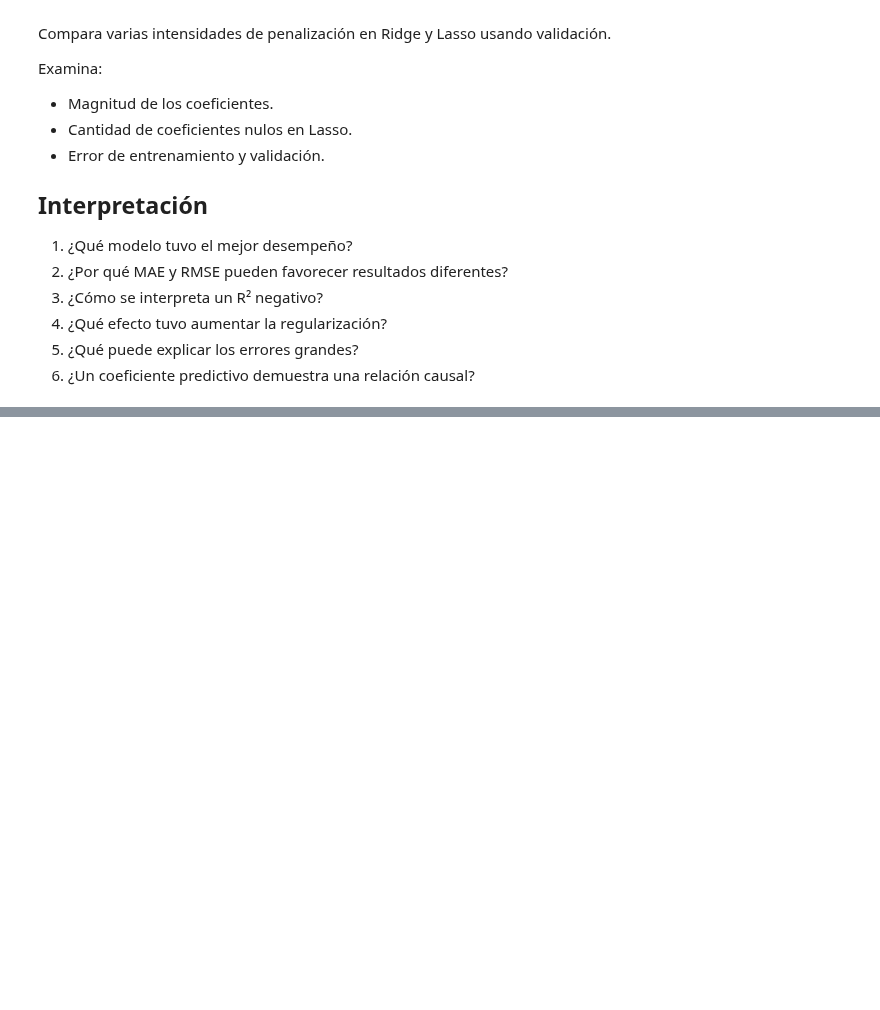
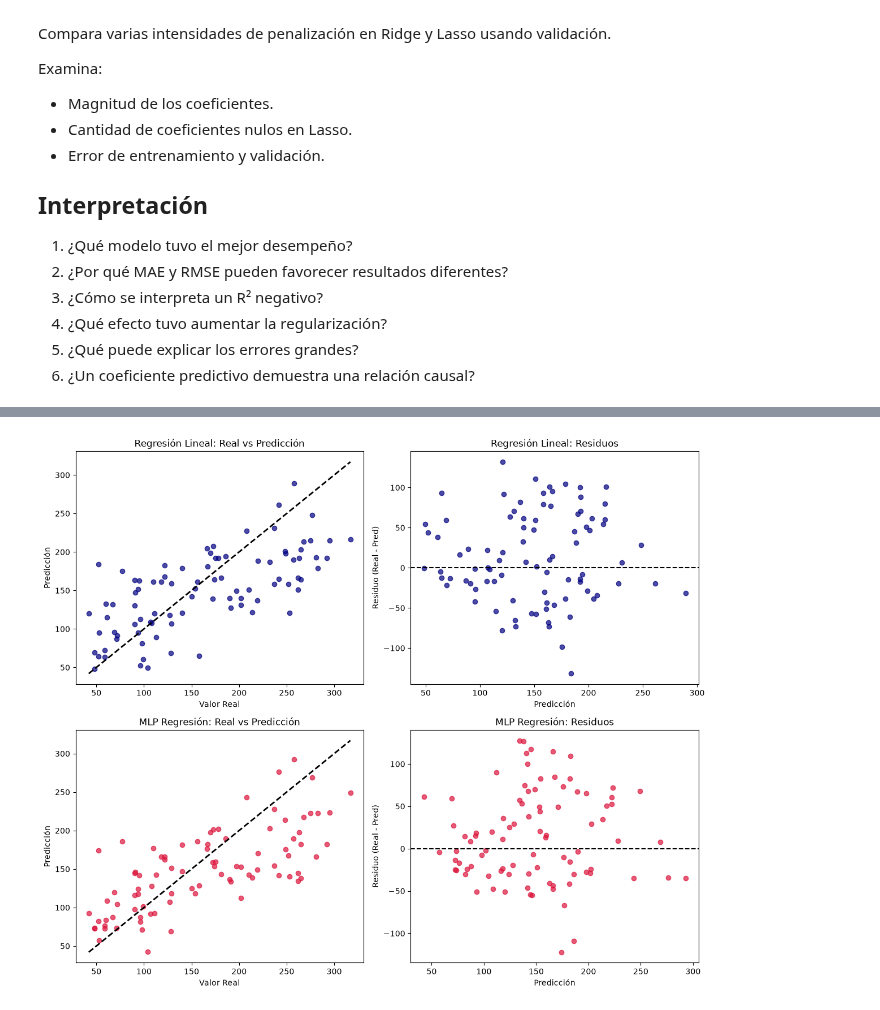
Before and after one commit to Riamu360/ir26b, a Jupyter notebook: notebooks/01_revml/01_revml.ipynb, the cells around one changed output, grey strips where cells are left out. Cells and saved outputs as stored; diff of their text form; code cells hidden in the pictures; blank space fills up the shorter version.

```diff
--- a/notebooks/01_revml/01_revml.ipynb
+++ b/notebooks/01_revml/01_revml.ipynb
@@ -173,3 +335,101 @@ Examina:
 4. ¿Qué efecto tuvo aumentar la regularización?
 5. ¿Qué puede explicar los errores grandes?
 6. ¿Un coeficiente predictivo demuestra una relación causal?
+# %%
+import numpy as np
+import matplotlib.pyplot as plt
+import pandas as pd
+from sklearn.datasets import load_diabetes
+from sklearn.model_selection import train_test_split
+from sklearn.preprocessing import StandardScaler
+from sklearn.pipeline import make_pipeline
+from sklearn.linear_model import LinearRegression, Ridge, Lasso
+from sklearn.neighbors import KNeighborsRegressor
+from sklearn.tree import DecisionTreeRegressor
+from sklearn.ensemble import RandomForestRegressor, GradientBoostingRegressor
+from sklearn.neural_network import MLPRegressor
+from sklearn.metrics import mean_absolute_error, mean_squared_error, r2_score
+
+# Cargar dataset
+diabetes = load_diabetes()
+X_d, y_d = diabetes.data, diabetes.target
+
+# Partición 60% Train, 20% Val, 20% Test
+X_tr, X_tmp, y_tr, y_tmp = train_test_split(X_d, y_d, test_size=0.4, random_state=42)
+X_va, X_te, y_va, y_te = train_test_split(X_tmp, y_tmp, test_size=0.5, random_state=42)
+
+regressors = {
+    "Regresión Lineal": LinearRegression(),
+    "Ridge": Ridge(alpha=1.0),
+    "Lasso": Lasso(alpha=0.1),
+    "kNN Regresión": make_pipeline(StandardScaler(), KNeighborsRegressor(n_neighbors=10)),
+    "Árbol Regresión": DecisionTreeRegressor(max_depth=4, random_state=42),
+    "Random Forest": RandomForestRegressor(n_estimators=100, random_state=42),
+    "Gradient Boosting": GradientBoostingRegressor(random_state=42),
+    "MLP Regresión": make_pipeline(StandardScaler(), MLPRegressor(hidden_layer_sizes=(32, 16), max_iter=1000, random_state=42))
+}
+
+# Entrenamiento y evaluación sobre Test
+reg_results = []
+preds_dict = {}
+
+for name, reg in regressors.items():
+    reg.fit(X_tr, y_tr)
+    y_pred = reg.predict(X_te)
+    preds_dict[name] = y_pred
+
+    mae = mean_absolute_error(y_te, y_pred)
+    rmse = np.sqrt(mean_squared_error(y_te, y_pred))
+    r2 = r2_score(y_te, y_pred)
+
+    reg_results.append({
+        "Modelo": name,
+        "MAE": round(mae, 2),
+        "RMSE": round(rmse, 2),
+        "R²": round(r2, 4)
+    })
+
+df_reg_results = pd.DataFrame(reg_results)
+print(df_reg_results.to_markdown(index=False))
+
+# Gráficos para Regresión Lineal y MLP Regresión
+fig, axes = plt.subplots(2, 2, figsize=(12, 10))
+
+for i, m_name in enumerate(["Regresión Lineal", "MLP Regresión"]):
+    y_p = preds_dict[m_name]
+    res = y_te - y_p
+
+    # Real vs Predicción
+    axes[i, 0].scatter(y_te, y_p, alpha=0.7, color='crimson' if i==1 else 'navy')
+    axes[i, 0].plot([y_te.min(), y_te.max()], [y_te.min(), y_te.max()], 'k--', lw=2)
+    axes[i, 0].set_title(f"{m_name}: Real vs Predicción")
+    axes[i, 0].set_xlabel("Valor Real")
+    axes[i, 0].set_ylabel("Predicción")
+
+    # Gráfico de Residuos
+    axes[i, 1].scatter(y_p, res, alpha=0.7, color='crimson' if i==1 else 'navy')
+    axes[i, 1].axhline(0, color='black', linestyle='--')
+    axes[i, 1].set_title(f"{m_name}: Residuos")
+    axes[i, 1].set_xlabel("Predicción")
+    axes[i, 1].set_ylabel("Residuo (Real - Pred)")
+
+plt.tight_layout()
+plt.show()
+
+# Análisis de Regularización en Ridge y Lasso
+alphas = [0.001, 0.01, 0.1, 1.0, 10.0, 100.0]
+lasso_zeros = []
+ridge_coef_norms = []
+
+for a in alphas:
+    l_mod = Lasso(alpha=a).fit(X_tr, y_tr)
+    r_mod = Ridge(alpha=a).fit(X_tr, y_tr)
+
+    lasso_zeros.append(np.sum(l_mod.coef_ == 0))
+    ridge_coef_norms.append(np.linalg.norm(r_mod.coef_))
+
+print("\n--- Efecto de Regularización ---")
+print(f"Alphas evaluados: {alphas}")
+print(f"Lasso - Coeficientes Nulos por Alpha: {lasso_zeros}")
+print(f"Ridge - Norma L2 de Coeficientes por Alpha: {[round(n, 2) for n in ridge_coef_norms]}")
+# %% [output]
@@ -175,0 +446 @@ Examina:
+[figure, added]
```
Also changed, not shown: parts of 4 cells of this notebook.
